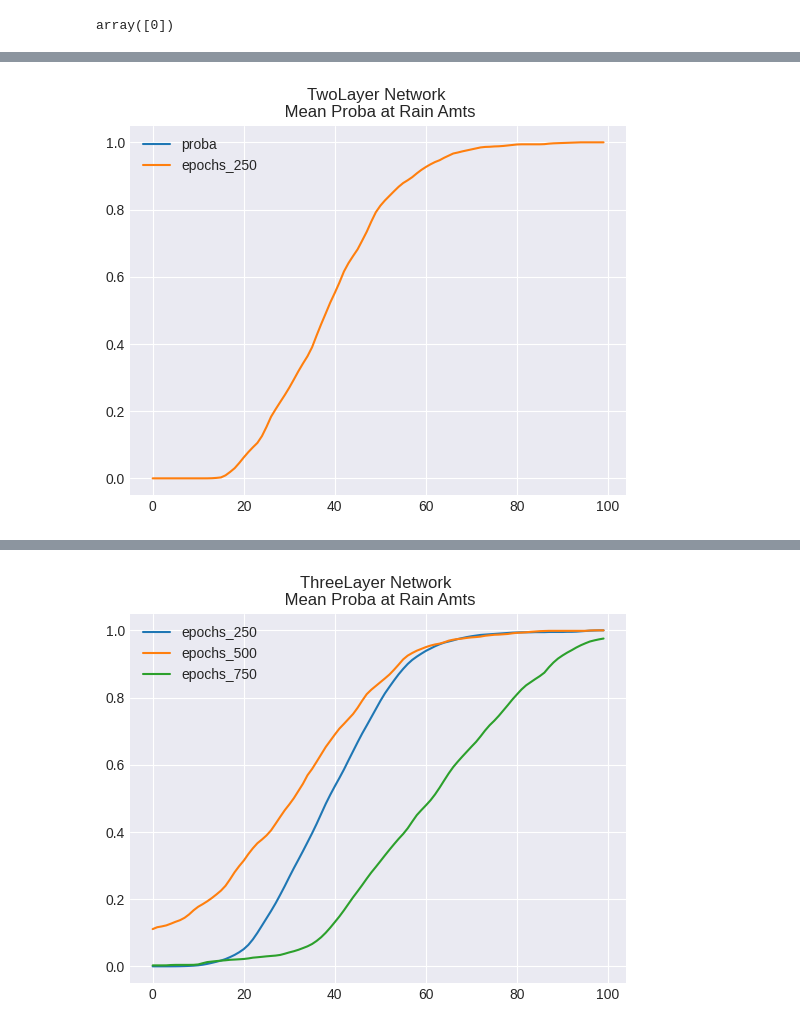
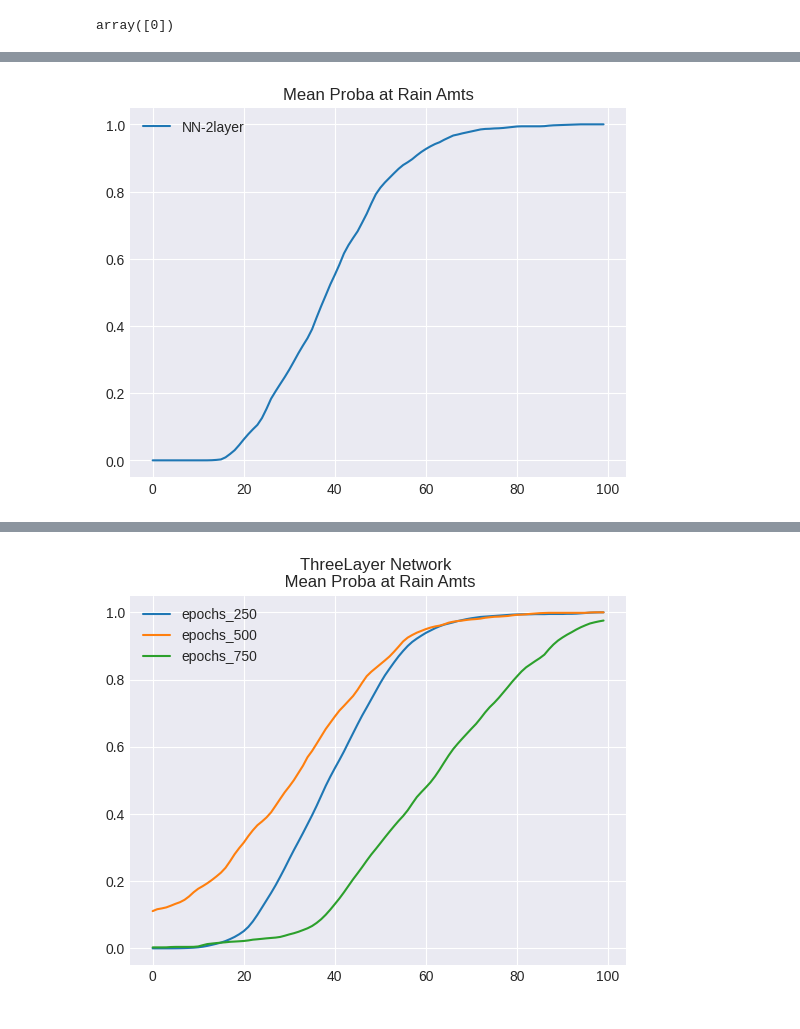
Before and after one commit to gojandrooo/DSE-Capstone, a Jupyter notebook: notebooks/04_data_viz/01_view_models.ipynb, the cells around one changed output, grey strips where cells are left out. Drawn from its saved outputs; the diff is of its cells as text; code cells hidden in the pictures.

Commit message:
final model compare

```diff
--- a/notebooks/04_data_viz/01_view_models.ipynb
+++ b/notebooks/04_data_viz/01_view_models.ipynb
@@ -343,12 +323,14 @@ array([[0.],
 # %%
 pred_df = pd.DataFrame(columns=['proba'])
-col_name = 'epochs_' + str(one_model['epochs'])
+#col_name = 'epochs_' + str(one_model['epochs'])
 
 for i in range(100):
     pred_df.loc[i, col_name] = make_prediction(site_data, i).mean()
 
+pred_df = pred_df.rename(columns={'epochs_250': 'NN-2layer'})
+pred_df = pred_df.drop(['proba'], axis=1)
 
 #pred_df.plot(title=f'{architecture} \n Mean Proba at Rain Amts');
-pred_df.plot(title=f'{model_class} Network \n Mean Proba at Rain Amts');
+pred_df.plot(title=f'Mean Proba at Rain Amts');
 # %% [output]
-[figure, old version]
+[figure, new version]
```
Also changed, not shown: parts of 7 cells of this notebook, 3 other files.
